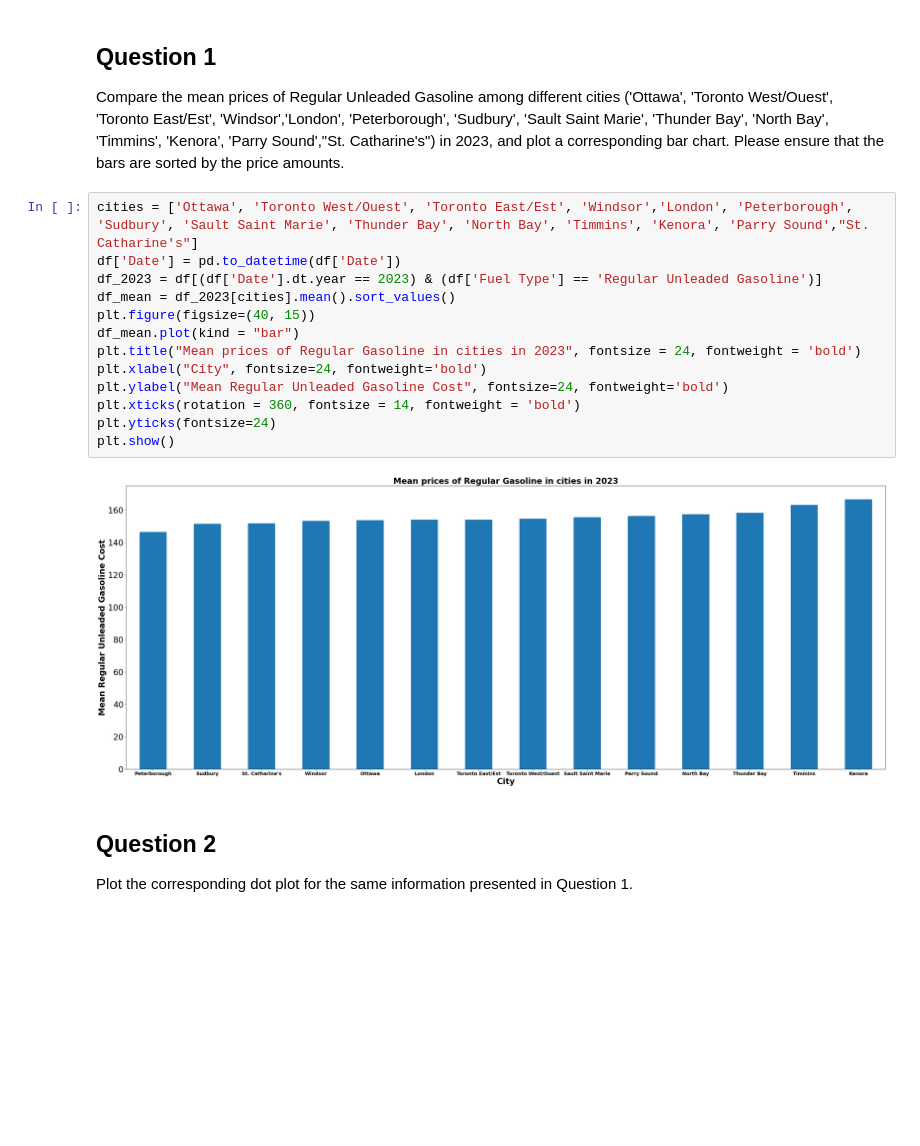
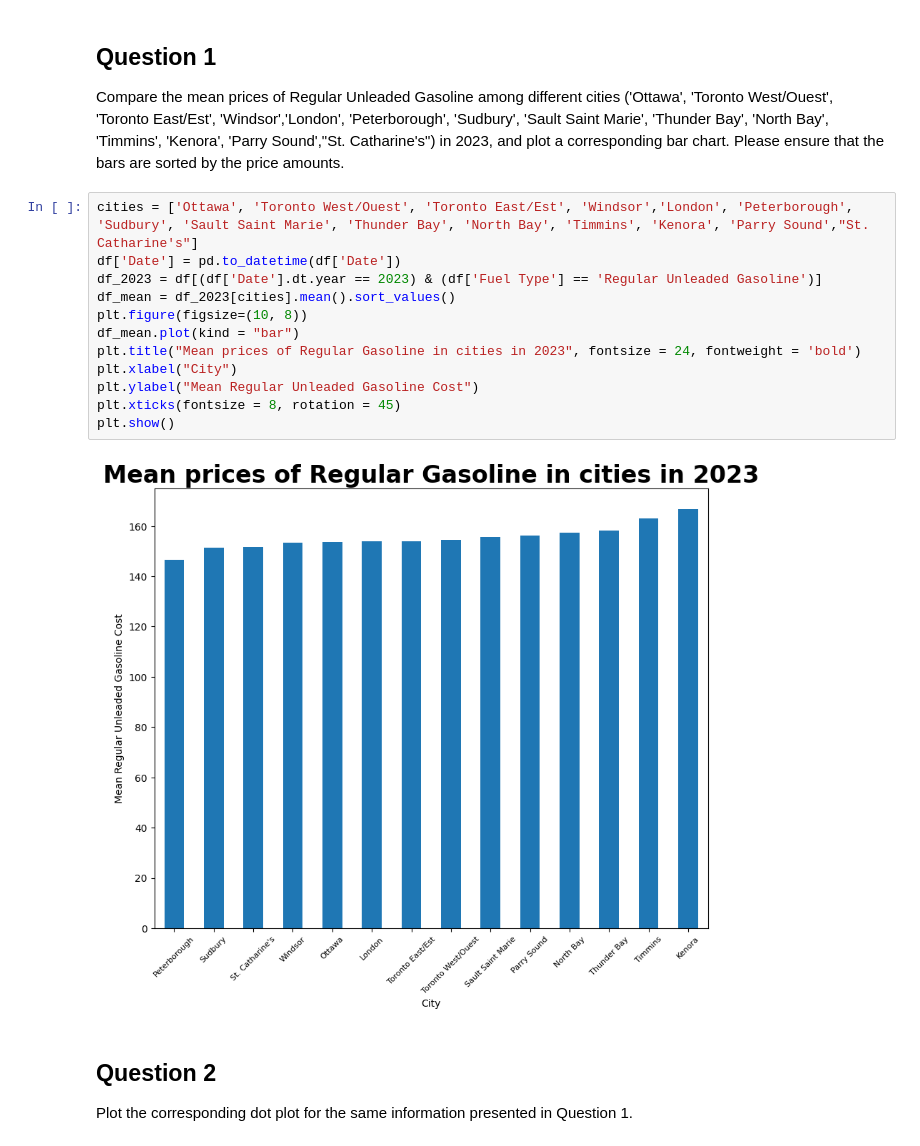
Before and after one commit to swiftxo/CP321, a Jupyter notebook: A1.ipynb, the cells around one changed output. Cells and saved outputs as stored; diff of their text form; blank space fills up the shorter version.

```diff
--- a/A1.ipynb
+++ b/A1.ipynb
@@ -35,18 +41,17 @@ Compare the mean prices of Regular Unleaded Gasoline among different cities ('Ot
 # %%
 cities = ['Ottawa', 'Toronto West/Ouest', 'Toronto East/Est', 'Windsor','London', 'Peterborough', 'Sudbury', 'Sault Saint Marie', 'Thunder Bay', 'North Bay', 'Timmins', 'Kenora', 'Parry Sound',"St. Catharine's"]
 df['Date'] = pd.to_datetime(df['Date'])
 df_2023 = df[(df['Date'].dt.year == 2023) & (df['Fuel Type'] == 'Regular Unleaded Gasoline')]
 df_mean = df_2023[cities].mean().sort_values()
-plt.figure(figsize=(40, 15))
+plt.figure(figsize=(10, 8))
 df_mean.plot(kind = "bar")
 plt.title("Mean prices of Regular Gasoline in cities in 2023", fontsize = 24, fontweight = 'bold')
-plt.xlabel("City", fontsize=24, fontweight='bold')
-plt.ylabel("Mean Regular Unleaded Gasoline Cost", fontsize=24, fontweight='bold')
-plt.xticks(rotation = 360, fontsize = 14, fontweight = 'bold')
-plt.yticks(fontsize=24)
+plt.xlabel("City")
+plt.ylabel("Mean Regular Unleaded Gasoline Cost")
+plt.xticks(fontsize = 8, rotation = 45)
 plt.show()
 # %% [output]
-[figure, old version]
+[figure, new version]
 # %% [markdown]
 ## Question 2
 Plot the corresponding dot plot for the same information presented in Question 1.
```
Also changed, not shown: parts of 5 cells of this notebook.
